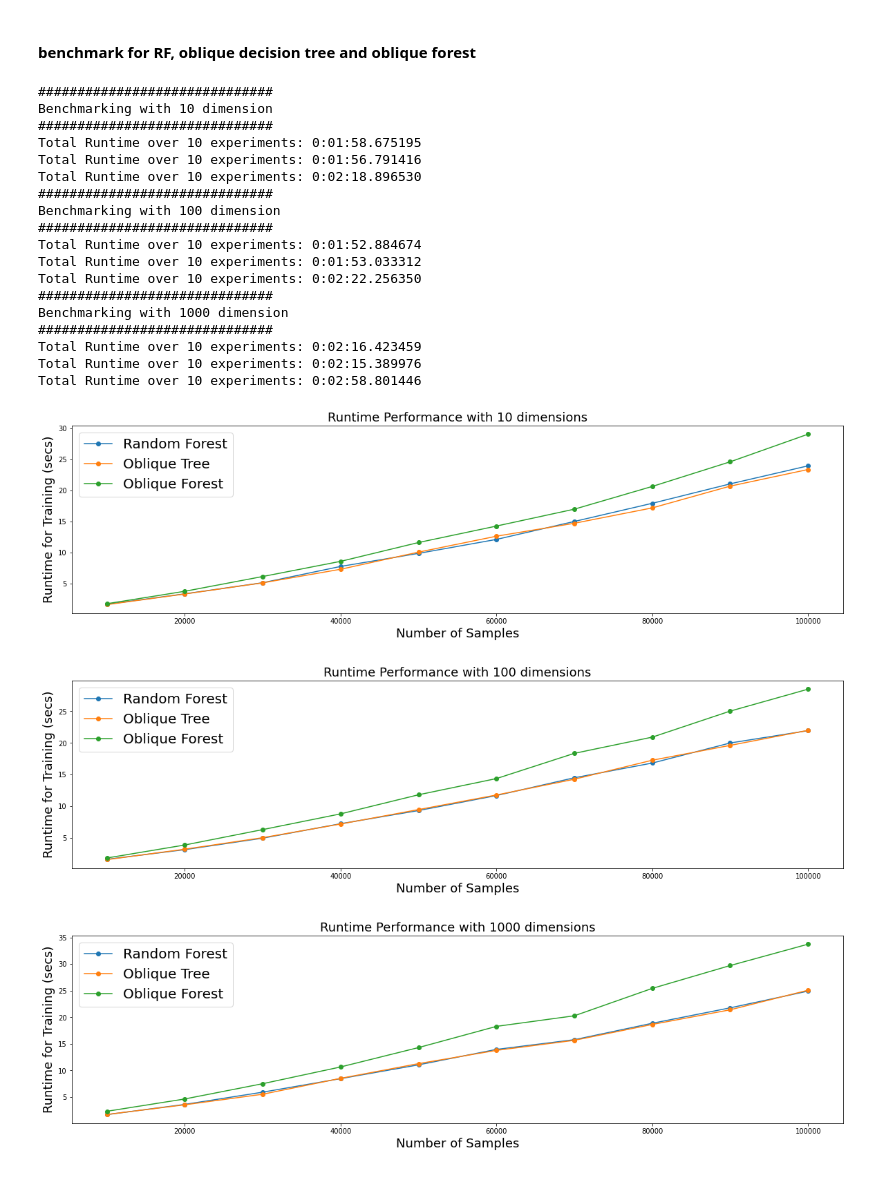
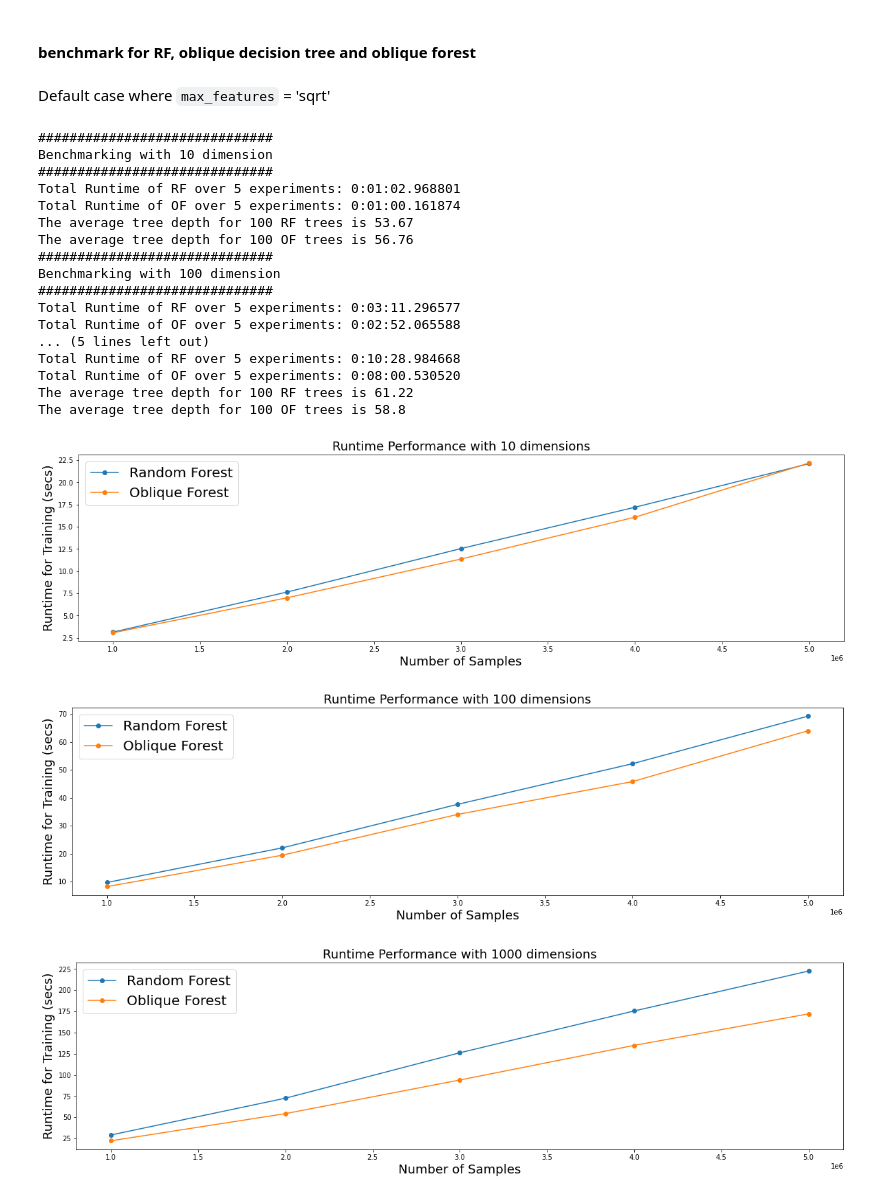
Before and after one commit to jshin13/coursework, a Jupyter notebook: Jovo/sporf/20211219_sporf_benchmarking.ipynb, the cells around one changed output. Saved outputs shown, nothing was run; the diff lists cells and outputs as text; code cells hidden in the pictures.

```diff
--- a/Jovo/sporf/20211219_sporf_benchmarking.ipynb
+++ b/Jovo/sporf/20211219_sporf_benchmarking.ipynb
@@ -62,18 +63,20 @@ def bench_scikit_tree_classifier(X, Y, c=None):
 # %% [markdown]
 ### Parameterization is in reference to sklearn issue [#20819](https://github.com/scikit-learn/scikit-learn/issues/20819)
 # %%
-def run_test(n_samples=0, n=20, dim=10, step=5000, c=None, filename=None, train=True, switch=train_switch):
+def run_test(n_samples=0, n=20, dim=10, step=5000, c=None, filename=None, train=True, switch=train_switch, kw=None):
     global scikit_classifier_results
+
+    gc.collect()
 
     if not train:
         try:
             with open(filename, 'rb') as handle:
-                scikit_classifier_results = pickle.load(handle)
+                scikit_classifier_results, clf = pickle.load(handle)
                 print(f'[{filename}] loaded')
         except Exception as e:
             print(e)
 
-        return scikit_classifier_results
+        return scikit_classifier_results, clf
 
     scikit_classifier_results = []
 
@@ -85,12 +88,12 @@ def run_test(n_samples=0, n=20, dim=10, step=5000, c=None, filename=None, train=
         n_samples += step
         X = np.random.randn(n_samples, dim)
         Y = np.random.randint(0, n_classes, (n_samples,))
-        bench_scikit_tree_classifier(X, Y, c=c)
+        clf = bench_scikit_tree_classifier(X, Y, kw=kw, c=c)
 
-    print(f'Total Runtime over {n} experiments: {datetime.now()-t_i}')
+    print(f'Total Runtime of {algos[c]} over {n} experiments: {datetime.now()-t_i}')
 
     if filename and switch:
         with open(filename, 'wb') as handle:
-            pickle.dump(scikit_classifier_results, handle, protocol=pickle.HIGHEST_PROTOCOL)
+            pickle.dump([scikit_classifier_results, clf], handle, protocol=pickle.HIGHEST_PROTOCOL)
 
-    return scikit_classifier_results
+    return scikit_classifier_results, clf
@@ -97,13 +102,17 @@ def run_test(n_samples=0, n=20, dim=10, step=5000, c=None, filename=None, train=
+# %%
+def get_avg_tree_depth(clf):
+    for i, c in enumerate(clf):
+        depth = [estimator.tree_.max_depth for estimator in c.estimators_]
+        print(f'The average tree depth for {len(depth)} {algos[i]} trees is {np.mean(depth)}')
 # %% [markdown]
 ### Generate Figure
 # %%
 def generate_fig(dim=10, fig_switch=True):
     fig, ax = plt.subplots(1,1, figsize=(20,5))
 
-    xx = np.arange(step,n*step+step, step)
+    xx = np.arange(step, n*step+step, step)
     ax.plot(xx, rf_result, marker='o', label='Random Forest')
-    ax.plot(xx, otree_result, marker='o', label='Oblique Tree')
-    ax.plot(xx, oforest_result, marker='o', label='Oblique Forest')
+    ax.plot(xx, of_result, marker='o', label='Oblique Forest')
 
     ax.set_xlabel('Number of Samples', fontsize=18)
     ax.set_ylabel('Runtime for Training (secs)', fontsize=18)
@@ -112,14 +121,14 @@ def generate_fig(dim=10, fig_switch=True):
 
     #save figure
     if fig_switch:
-        fig.savefig(f'{today}_runtime_performance_source_base_dim={dim}.jpg', bbox_inches='tight')
+        fig.savefig(f'{today}_runtime_performance_dim={dim}_kw={kw["max_features"]}.jpg', bbox_inches='tight')
 # %% [markdown]
 ## Run sklearn tree benchmark
 # %% [markdown]
 #### benchmarking setting
 # %%
-n = 10 # number of experiments with sample size increment of `step`
-step = 10000 #step size
+n = 5 # number of experiments with sample size increment of `step`
+step = 1000000 #step size
 dim = [10, 100, 1000] #dim of the simulation
 saveDir = 'dat' #pickle save directory
 np.random.RandomState(12345) #random state
@@ -129,34 +138,39 @@ if not os.path.isdir(saveDir):
     os.mkdir(saveDir)
 # %% [markdown]
 #### benchmark for RF, oblique decision tree and oblique forest
+# %% [markdown]
+Default case where `max_features` = 'sqrt'
 # %%
+kw = {'max_features':'sqrt'}
+
 for i in dim:
     print(f"{'#' * 30}\nBenchmarking with {i} dimension\n{'#' * 30}")
-    clf_otree, clf_oforest = init()
-    rf_result = run_test(n=n, dim=i, filename=f'{saveDir}/{today}_tree_benchmark_RF_dev_dim={i}.pkl', train=train)
-    otree_result = run_test(n=n, dim=i, c=0, filename=f'{saveDir}/{today}_tree_benchmark_otree_dev_dim={i}.pkl', train=train)
-    oforest_result = run_test(n=n, dim=i, c=1, filename=f'{saveDir}/{today}_tree_benchmark_oforest_dev_dim={i}.pkl', train=train)
+    tmp_clf = [0, 0]
+
+    rf_result, tmp_clf[0] = run_test(n=n, dim=i, c=0, filename=f'{saveDir}/{today}_tree_benchmark_RF_dev_dim={i}_kw={kw["max_features"]}.pkl', train=train, kw=kw)
+    of_result, tmp_clf[1] = run_test(n=n, dim=i, c=1, filename=f'{saveDir}/{today}_tree_benchmark_OF_dev_dim={i}_kw={kw["max_features"]}.pkl', train=train, kw=kw)
+
+    get_avg_tree_depth(tmp_clf)
 
     generate_fig(dim=i, fig_switch=fig_switch)
 # %% [output]
 ##############################
 Benchmarking with 10 dimension
 ##############################
-Total Runtime over 10 experiments: 0:01:58.675195
-Total Runtime over 10 experiments: 0:01:56.791416
-Total Runtime over 10 experiments: 0:02:18.896530
+Total Runtime of RF over 5 experiments: 0:01:02.968801
+Total Runtime of OF over 5 experiments: 0:01:00.161874
+The average tree depth for 100 RF trees is 53.67
+The average tree depth for 100 OF trees is 56.76
 ##############################
 Benchmarking with 100 dimension
 ##############################
-Total Runtime over 10 experiments: 0:01:52.884674
-Total Runtime over 10 experiments: 0:01:53.033312
-Total Runtime over 10 experiments: 0:02:22.256350
-##############################
-Benchmarking with 1000 dimension
-##############################
-Total Runtime over 10 experiments: 0:02:16.423459
-Total Runtime over 10 experiments: 0:02:15.389976
-Total Runtime over 10 experiments: 0:02:58.801446
+Total Runtime of RF over 5 experiments: 0:03:11.296577
+Total Runtime of OF over 5 experiments: 0:02:52.065588
+... (5 lines left out)
+Total Runtime of RF over 5 experiments: 0:10:28.984668
+Total Runtime of OF over 5 experiments: 0:08:00.530520
+The average tree depth for 100 RF trees is 61.22
+The average tree depth for 100 OF trees is 58.8
-[figure, old version]
+[figure, new version]
-[figure, old version]
+[figure, new version]
-[figure, old version]
+[figure, new version]
```
Also changed, not shown: parts of 7 cells of this notebook.
